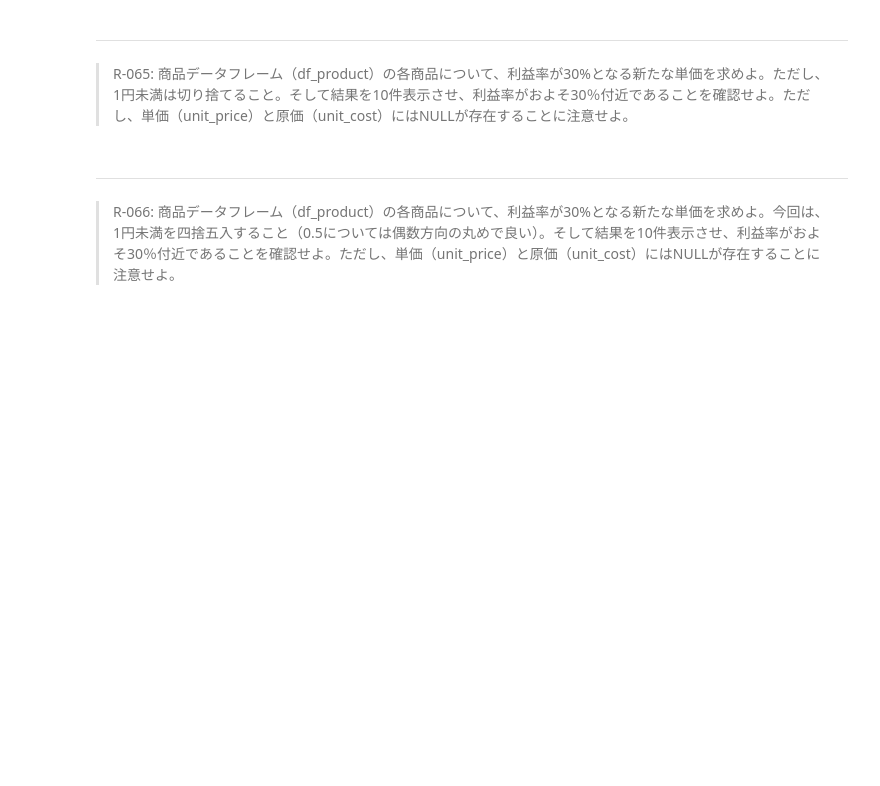
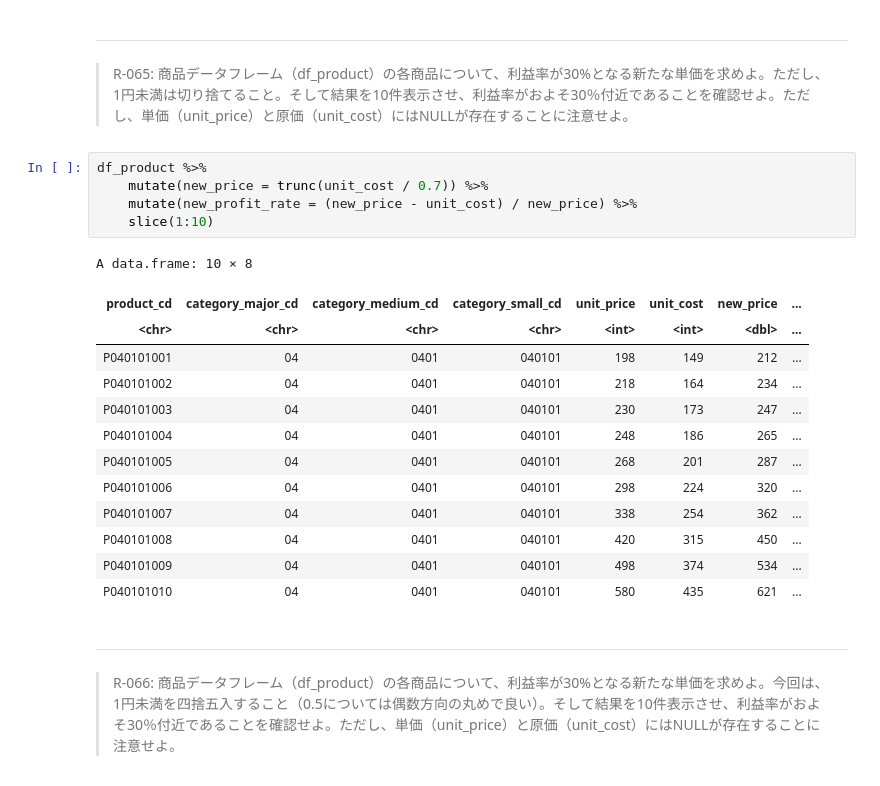
Before and after one commit to okmokm422/100knocks, a Jupyter notebook: ★Practice_R.ipynb, the cells around one changed output. Cells and saved outputs as stored; diff of their text form; blank space fills up the shorter version.

```diff
--- a/★Practice_R.ipynb
+++ b/★Practice_R.ipynb
@@ -1487,6 +1483,25 @@ A data.frame: 10 × 7
 # %% [markdown]
 ---
 > R-065: 商品データフレーム（df_product）の各商品について、利益率が30%となる新たな単価を求めよ。ただし、1円未満は切り捨てること。そして結果を10件表示させ、利益率がおよそ30％付近であることを確認せよ。ただし、単価（unit_price）と原価（unit_cost）にはNULLが存在することに注意せよ。
+# %%
+df_product %>%
+    mutate(new_price = trunc(unit_cost / 0.7)) %>%
+    mutate(new_profit_rate = (new_price - unit_cost) / new_price) %>%
+    slice(1:10)
+# %% [output]
+A data.frame: 10 × 8
+| product_cd | category_major_cd | category_medium_cd | category_small_cd | unit_price | unit_cost | new_price | ... |
+| <chr> | <chr> | <chr> | <chr> | <int> | <int> | <dbl> | ... |
+| P040101001 | 04 | 0401 | 040101 | 198 | 149 | 212 | ... |
+| P040101002 | 04 | 0401 | 040101 | 218 | 164 | 234 | ... |
+| P040101003 | 04 | 0401 | 040101 | 230 | 173 | 247 | ... |
+| P040101004 | 04 | 0401 | 040101 | 248 | 186 | 265 | ... |
+| P040101005 | 04 | 0401 | 040101 | 268 | 201 | 287 | ... |
+| P040101006 | 04 | 0401 | 040101 | 298 | 224 | 320 | ... |
+| P040101007 | 04 | 0401 | 040101 | 338 | 254 | 362 | ... |
+| P040101008 | 04 | 0401 | 040101 | 420 | 315 | 450 | ... |
+| P040101009 | 04 | 0401 | 040101 | 498 | 374 | 534 | ... |
+| P040101010 | 04 | 0401 | 040101 | 580 | 435 | 621 | ... |
 # %% [markdown]
 ---
 > R-066: 商品データフレーム（df_product）の各商品について、利益率が30%となる新たな単価を求めよ。今回は、1円未満を四捨五入すること（0.5については偶数方向の丸めで良い）。そして結果を10件表示させ、利益率がおよそ30％付近であることを確認せよ。ただし、単価（unit_price）と原価（unit_cost）にはNULLが存在することに注意せよ。
```
Also changed, not shown: parts of 3 cells of this notebook, 2 other files.
